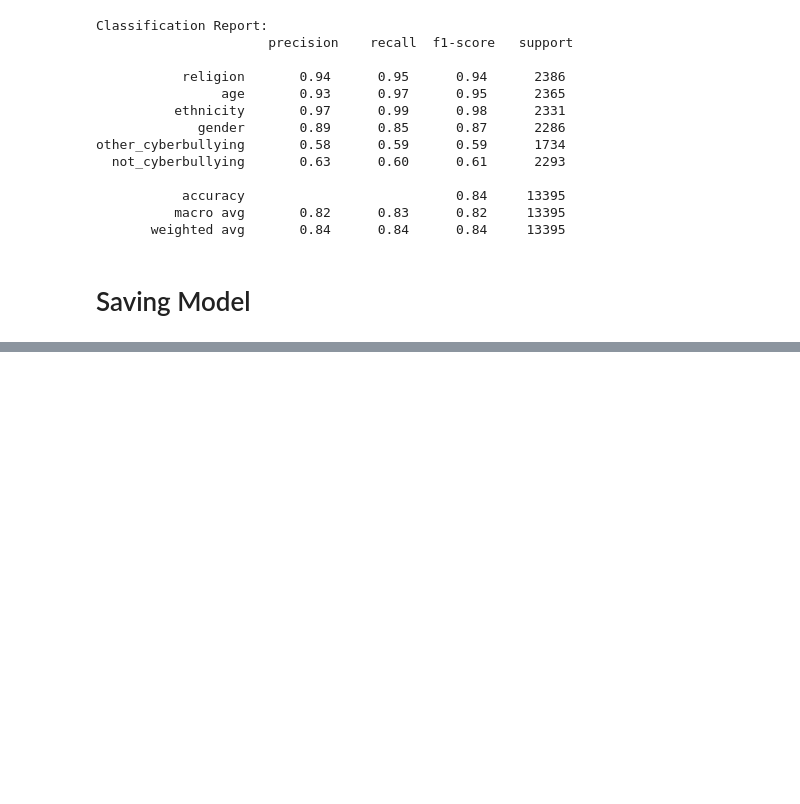
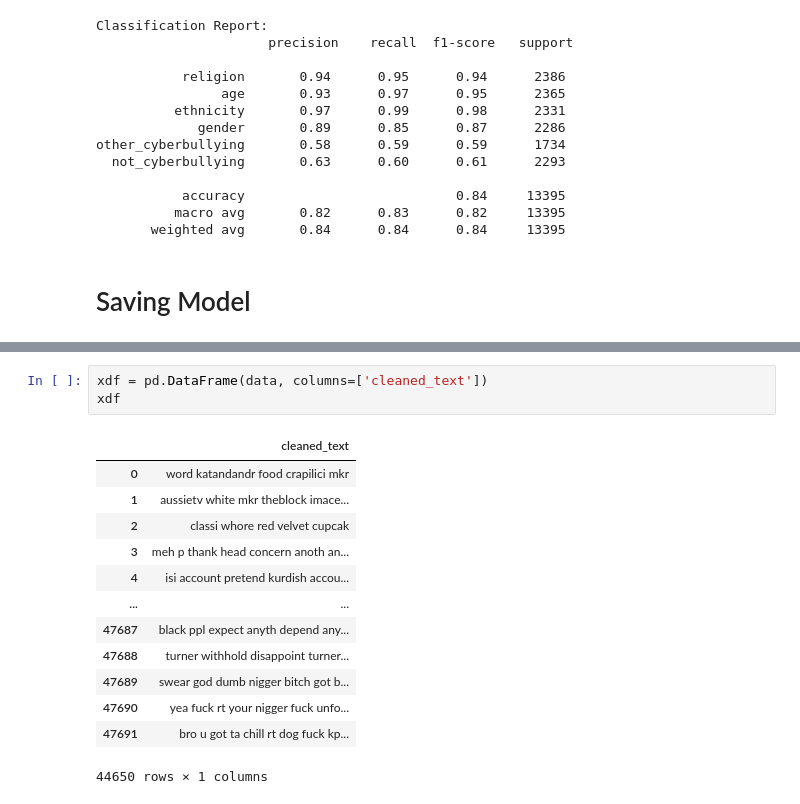
Before and after one commit to dial2hari/Quality_education, a Jupyter notebook: cyberbullying/cyberbullying-tweet-recognition-project.ipynb, the cells around one changed output, grey strips where cells are left out. Saved outputs shown, nothing was run; the diff lists cells and outputs as text; blank space fills up the shorter version.

```diff
--- a/cyberbullying/cyberbullying-tweet-recognition-project.ipynb
+++ b/cyberbullying/cyberbullying-tweet-recognition-project.ipynb
@@ -758,0 +896,17 @@ other_cyberbullying       0.58      0.59      0.59      1734
+# %%
+xdf = pd.DataFrame(data, columns=['cleaned_text'])
+xdf
+# %% [output]
+|  | cleaned_text |
+| 0 | word katandandr food crapilici mkr |
+| 1 | aussietv white mkr theblock imace... |
+| 2 | classi whore red velvet cupcak |
+| 3 | meh p thank head concern anoth an... |
+| 4 | isi account pretend kurdish accou... |
+| ... | ... |
+| 47687 | black ppl expect anyth depend any... |
+| 47688 | turner withhold disappoint turner... |
+| 47689 | swear god dumb nigger bitch got b... |
+| 47690 | yea fuck rt your nigger fuck unfo... |
+| 47691 | bro u got ta chill rt dog fuck kp... |
+44650 rows × 1 columns
```
Also changed, not shown: parts of 29 cells of this notebook, 3 other files.
